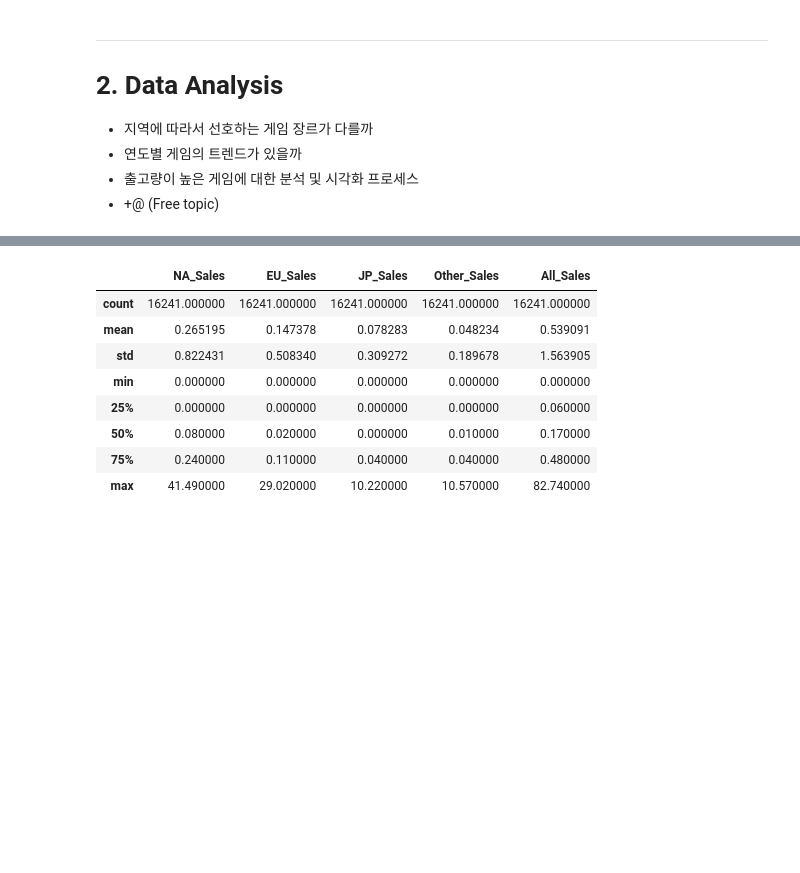
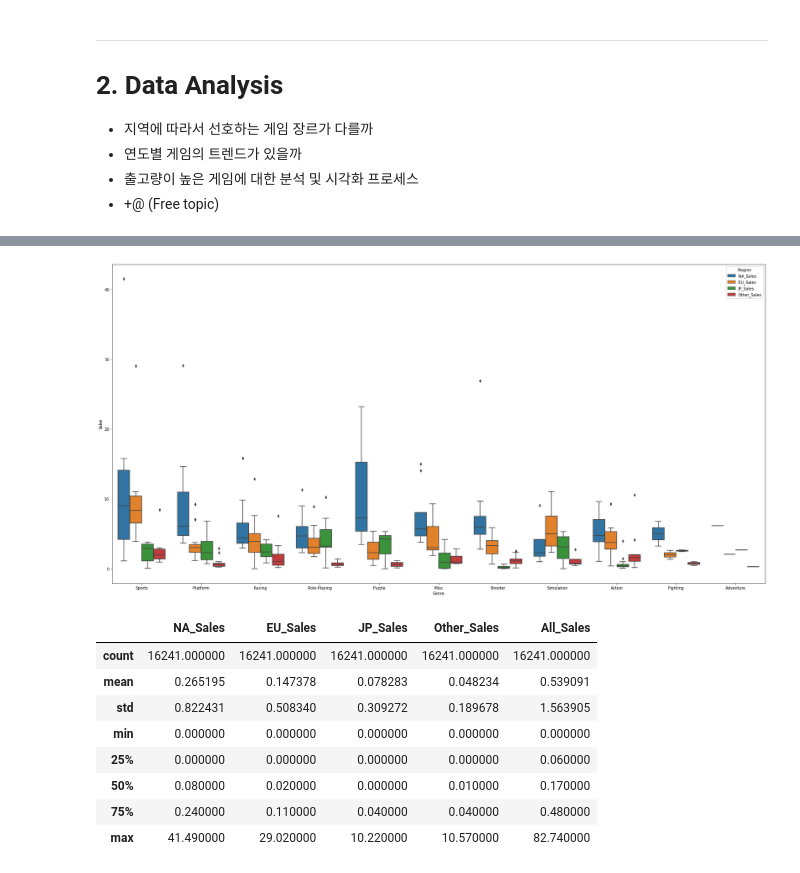
Before and after one commit to sangwook4kim/PROJ_1_VIDEOGAMES, a Jupyter notebook: ai07-sc1-proj1.ipynb, the cells around one changed output, grey strips where cells are left out. Drawn from its saved outputs; the diff is of its cells as text; code cells hidden in the pictures; blank space fills up the shorter version.

```diff
--- a/ai07-sc1-proj1.ipynb
+++ b/ai07-sc1-proj1.ipynb
@@ -275,0 +373,3 @@ df_top100
+# %%
+df_melt_top100 = pd.melt(df_rank[['Genre', 'NA_Sales', 'EU_Sales', 'JP_Sales', 'Other_Sales']].head(100), ['Genre'], var_name='Region', value_name='Sales')
+df_melt_top100
@@ -276,3 +390,9 @@ df_top100
+# %%
+plt.figure(figsize=(30,15))
+sns.boxplot(data=df_melt_top100, x='Genre', y='Sales', hue='Region')
+plt.show()
+# %% [output]
+[figure, added]
 # %%
 df2.describe()
 # %% [output]
```
Also changed, not shown: parts of 10 cells of this notebook.
